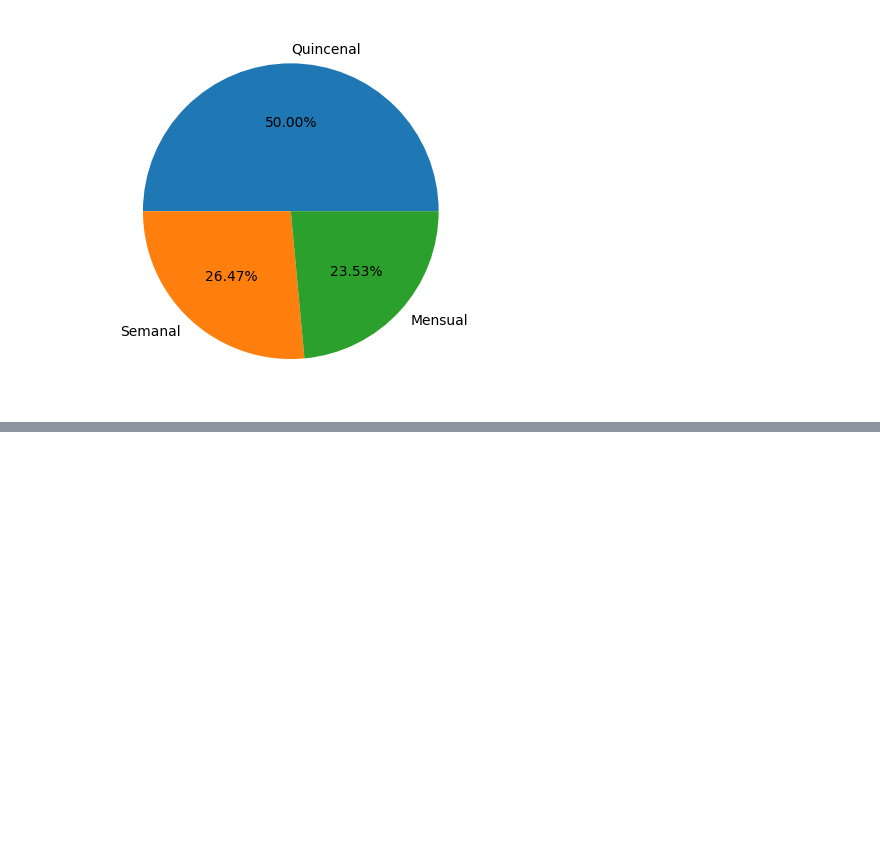
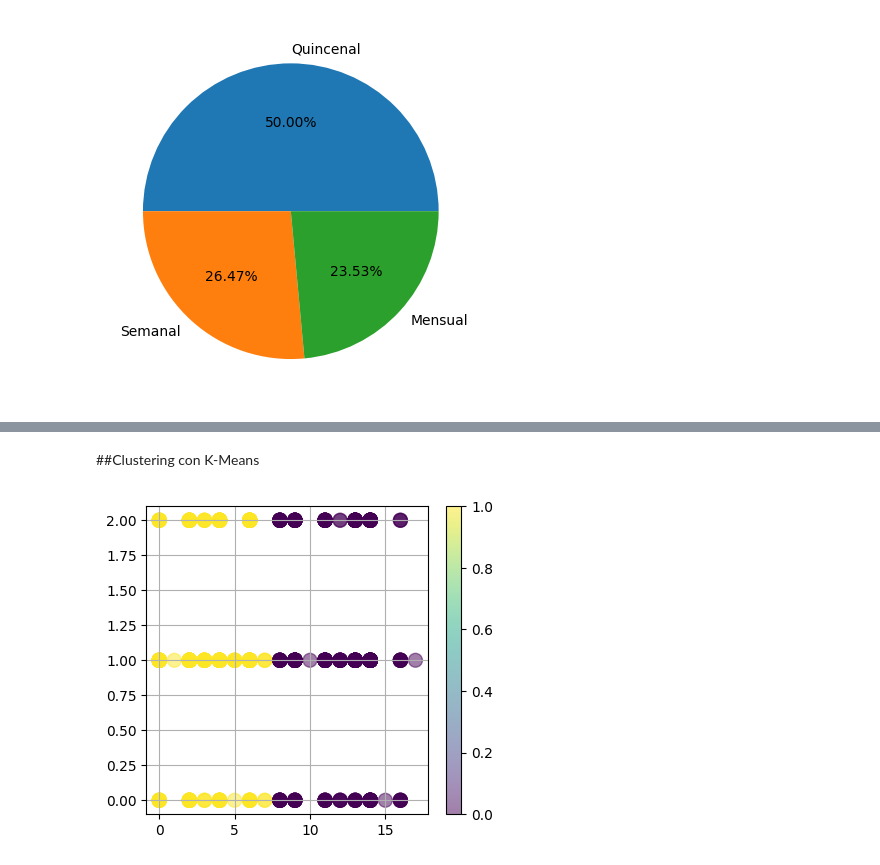
Before and after one commit to 3211118/My_project_BDA, a Jupyter notebook: notebooks/analysis.ipynb, the cells around one changed output, grey strips where cells are left out. Drawn from its saved outputs; the diff is of its cells as text; code cells hidden in the pictures; blank space fills up the shorter version.

```diff
--- a/notebooks/analysis.ipynb
+++ b/notebooks/analysis.ipynb
@@ -108,0 +141,2 @@ for i in ['LUNES','MARTES', 'MIÉRCOLES','JUEVES','VIERNES','SABADO']:
+# %%
+datos_limpios = X_data.dropna()
@@ -108,0 +152,16 @@ for i in ['LUNES','MARTES', 'MIÉRCOLES','JUEVES','VIERNES','SABADO']:
+# %% [markdown]
+##Clustering con K-Means
+# %%
+from sklearn.cluster import KMeans
+
+model = KMeans(n_clusters=2, tol=0.1)
+y_pred = model.fit_predict(datos_limpios)
+
+fig = pl.figure(figsize=(10,4))
+pl.subplot(1,2,1)
+pl.scatter(datos_limpios['RED TERRITORIAL'], datos_limpios['FRECUENCIA'], c=y_pred, s=100, alpha=0.5)
+pl.grid()
+pl.colorbar()
+pl.show()
+# %% [output]
+[figure, added]
```
Also changed, not shown: parts of 34 cells of this notebook.
